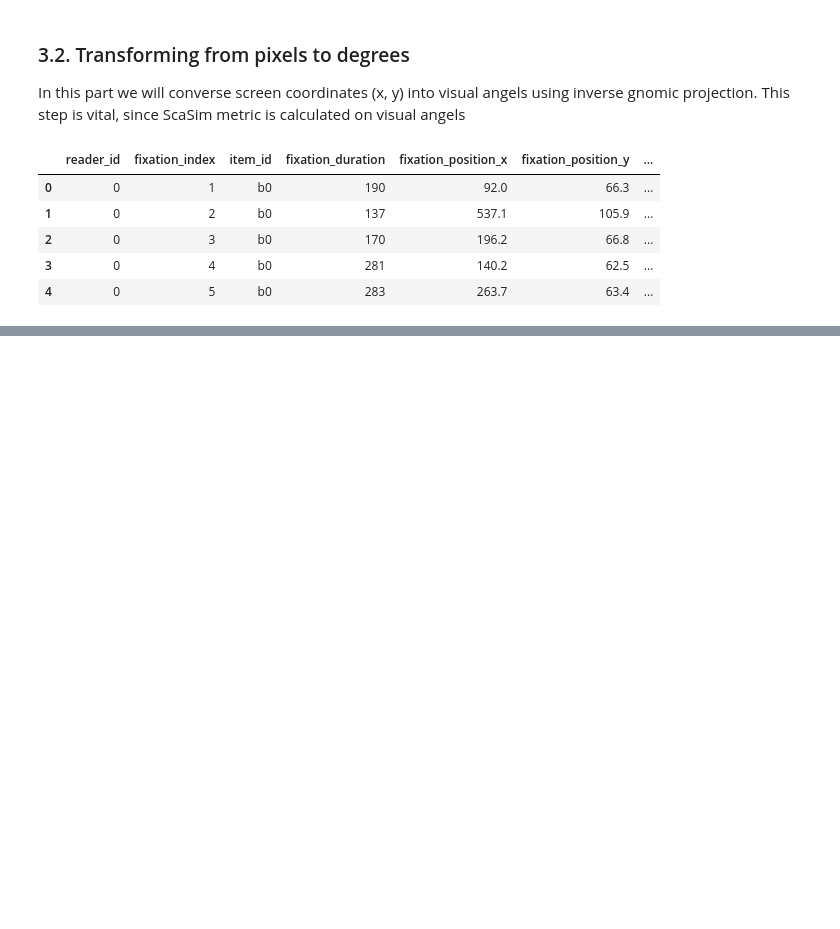
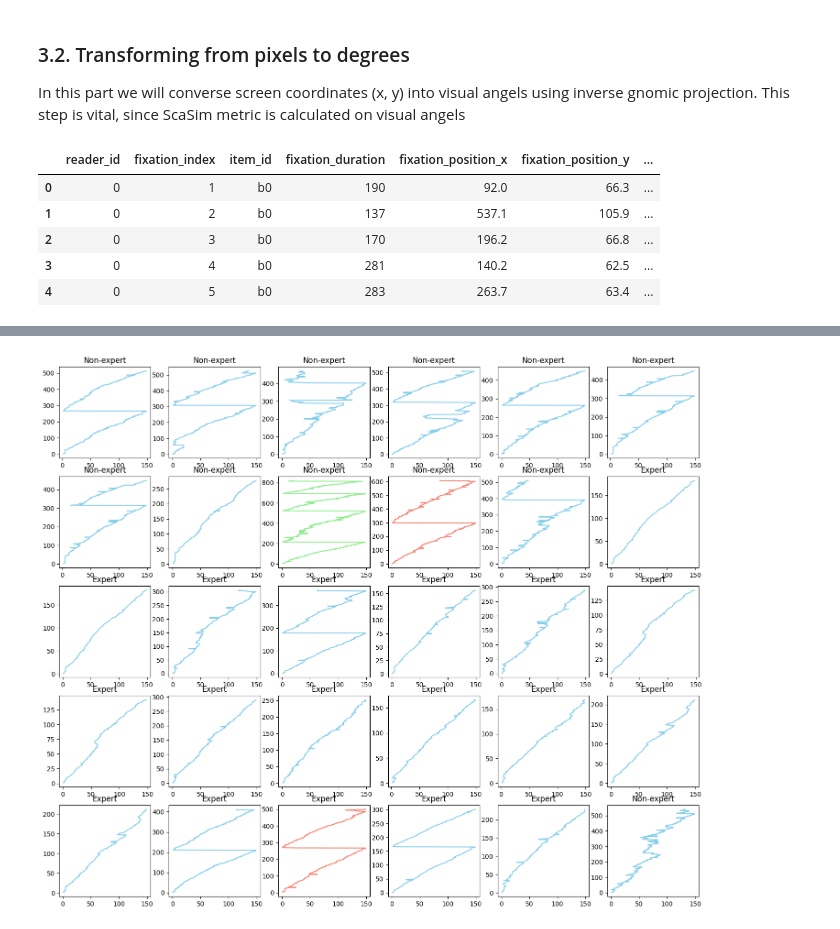
Before and after one commit to snamazova/potec_modelling, a Jupyter notebook: potec_modelling.ipynb, the cells around one changed output, grey strips where cells are left out. Cells and saved outputs as stored; diff of their text form; code cells hidden in the pictures; blank space fills up the shorter version.

```diff
--- a/potec_modelling.ipynb
+++ b/potec_modelling.ipynb
@@ -903,0 +955,27 @@ visualise_clusters(clusters, transformed)
+# %%
+def plot_scanpaths_clustered(data, clusters, shape):
+    readers = np.sort(data['reader_id'].unique())
+    n, m = shape
+    fig, ax = plt.subplots(n, m, figsize=(3*m, 3*n))
+
+    colors = ["skyblue", "lightgreen", "salmon"]
+    title = {'expert_reading' : "Expert", 'non-expert_reading' : "Non-expert"}
+    for i in range(n):
+        for j in range(m):
+            reader = i*n + j
+            df = data[data['reader_id'] == readers[reader]]
+            ax[i, j].plot(df['word_index_in_text'], df['fixation_index'], c = colors[clusters[reader]])
+            t = title[df.iloc[0]['expert_reading_label']]
+            ax[i, j].set_title(t)
+
+    plt.show
+# %%
+needed_col = ['reader_id', 'word_index_in_text', 'fixation_index', 'expert_reading_label']
+scanpaths_plot_df = scanpath_df[needed_col].copy()
+# %%
+small_scanpath_b0_df = scanpaths_plot_df[(scanpath_plot_df['reader_id'].isin(ids)) & (scanpath_plot_df['text_id'] == 'b0')]
+small_scanpath_p0_df = scanpaths_plot_df[(scanpath_plot_df['reader_id'].isin(ids)) & (scanpath_plot_df['text_id'] == 'p0')]
+# %%
+plot_scanpaths_clustered(small_scanpath_b0_df, clusters_b0, (5, 6))
+# %% [output]
+[figure, added]
```
Also changed, not shown: parts of 25 cells of this notebook.
